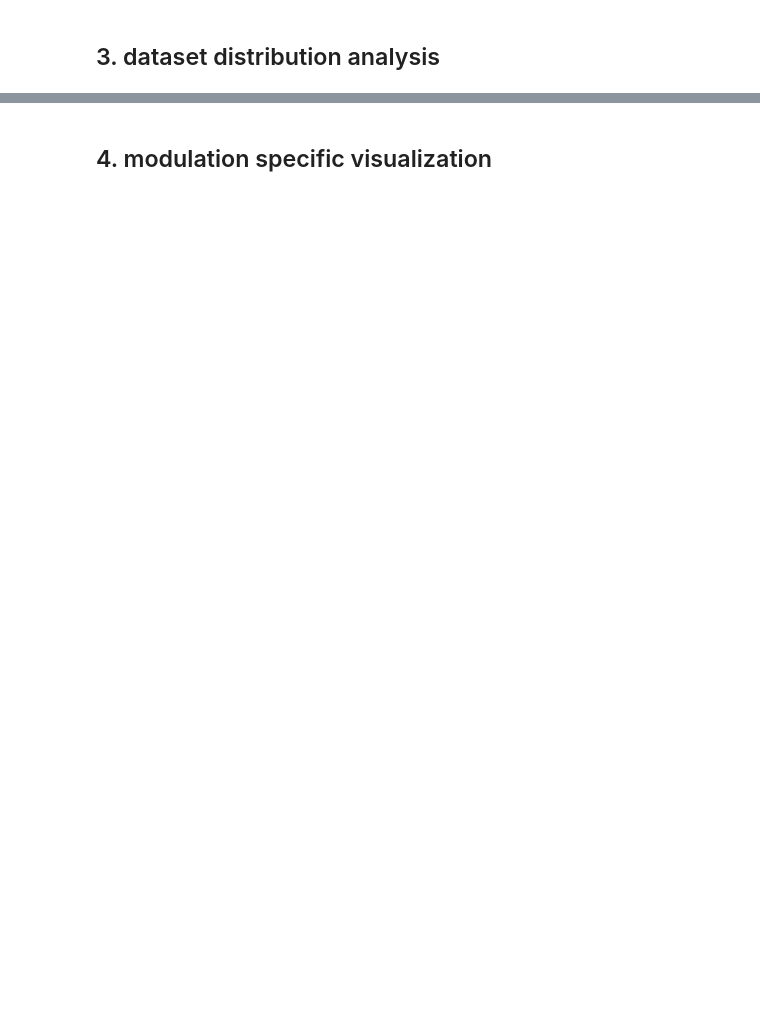
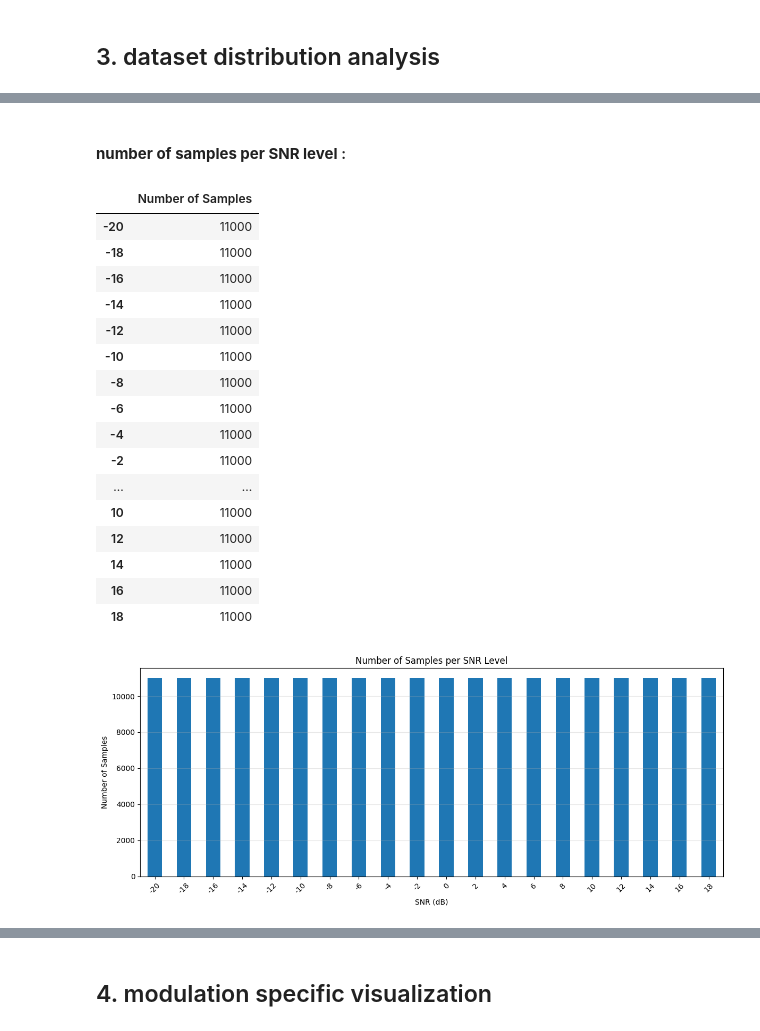
Before and after one commit to douaaaaaaaaa18/ACM_DeepLearning_WCNS_Y4, a Jupyter notebook: notebooks/data_exploration.ipynb, the cells around one changed output, grey strips where cells are left out. Cells and saved outputs as stored; diff of their text form; code cells hidden in the pictures; blank space fills up the shorter version.

```diff
--- a/notebooks/data_exploration.ipynb
+++ b/notebooks/data_exploration.ipynb
@@ -366,0 +720,43 @@ plt.show()
+# %% [markdown]
+#### **number of samples per SNR level** :
+# %%
+snr_distribution = {}
+
+for (modulation, snr), signals in data.items():
+    snr_distribution[snr] = (
+        snr_distribution.get(snr, 0) + len(signals)
+    )
+
+snr_distribution = pd.Series(snr_distribution).sort_index()
+
+display(snr_distribution.to_frame("Number of Samples"))
+
+plt.figure(figsize=(12, 5))
+snr_distribution.plot(kind="bar")
+
+plt.title("Number of Samples per SNR Level")
+plt.xlabel("SNR (dB)")
+plt.ylabel("Number of Samples")
+plt.xticks(rotation=45)
+plt.grid(axis="y", alpha=0.3)
+plt.tight_layout()
+plt.show()
+# %% [output]
+|  | Number of Samples |
+| -20 | 11000 |
+| -18 | 11000 |
+| -16 | 11000 |
+| -14 | 11000 |
+| -12 | 11000 |
+| -10 | 11000 |
+| -8 | 11000 |
+| -6 | 11000 |
+| -4 | 11000 |
+| -2 | 11000 |
+| ... | ... |
+| 10 | 11000 |
+| 12 | 11000 |
+| 14 | 11000 |
+| 16 | 11000 |
+| 18 | 11000 |
+[figure, added]
```
Also changed, not shown: parts of 52 cells of this notebook.
